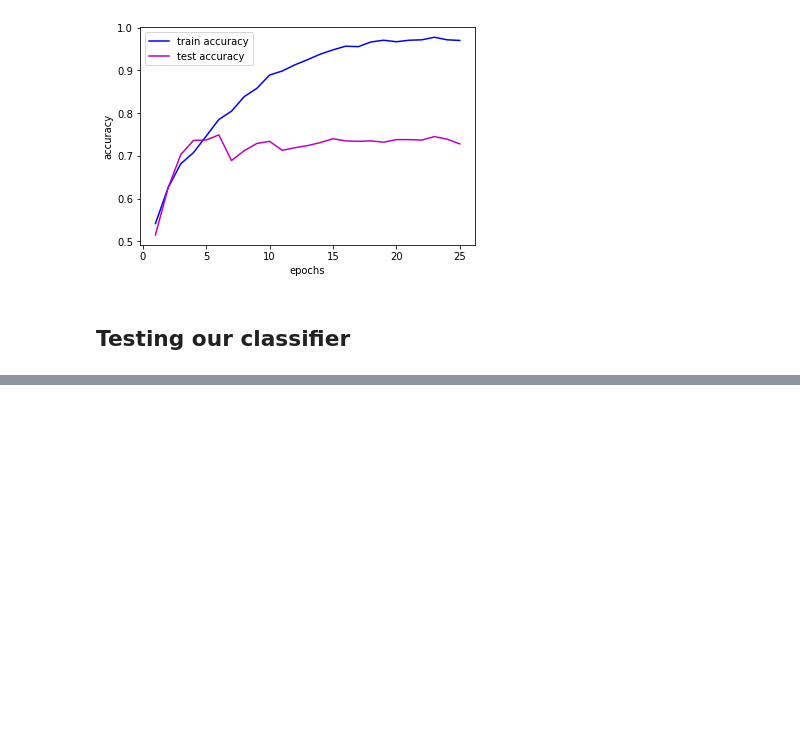
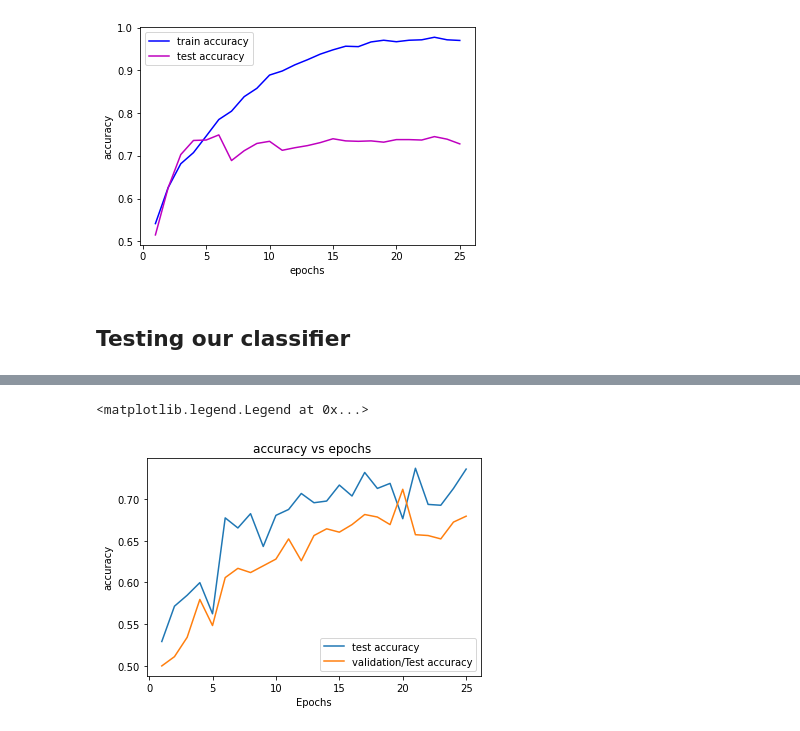
Before and after one commit to sumit-mandal/DeepLearning-opencv_part2, a Jupyter notebook: Data_Augmentation(DogxCat)/Dogvscat.ipynb, the cells around one changed output, grey strips where cells are left out. Drawn from its saved outputs; the diff is of its cells as text; code cells hidden in the pictures; blank space fills up the shorter version.

```diff
--- a/Data_Augmentation(DogxCat)/Dogvscat.ipynb
+++ b/Data_Augmentation(DogxCat)/Dogvscat.ipynb
@@ -420 +565,19 @@ cv2.destroyAllWindows()
+# %%
+#plotting our accuracy charts
+import matplotlib.pyplot as plt
+
+train_accuracy_values = history.history['accuracy']
+test_accuracy_values = history.history['val_accuracy']
+epochs = range(1,len(train_accuracy_values) + 1)
+
+plt.plot(epochs,test_accuracy_values,label = 'test accuracy')
+plt.plot(epochs,train_accuracy_values,label = 'validation/Test accuracy')
+
+plt.title('accuracy vs epochs ')
+plt.xlabel('Epochs')
+plt.ylabel('accuracy')
+plt.legend()
+# %% [output]
+<matplotlib.legend.Legend at 0x...>
+[figure, added]
 # %%
```
Also changed, not shown: parts of 7 cells of this notebook.
